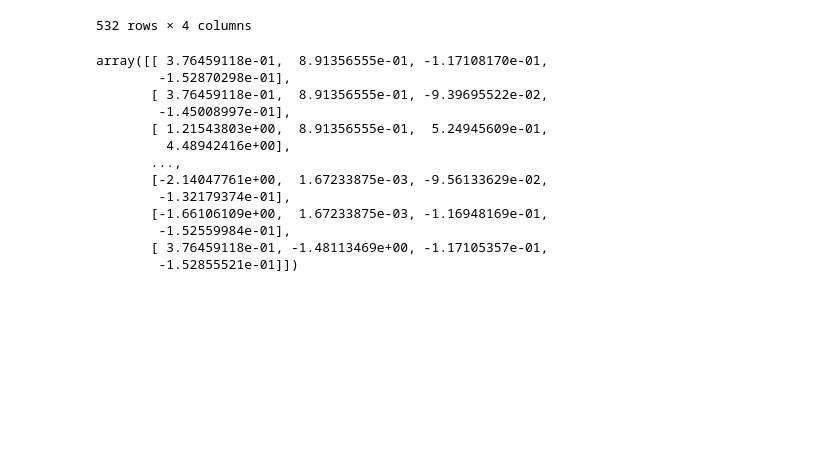
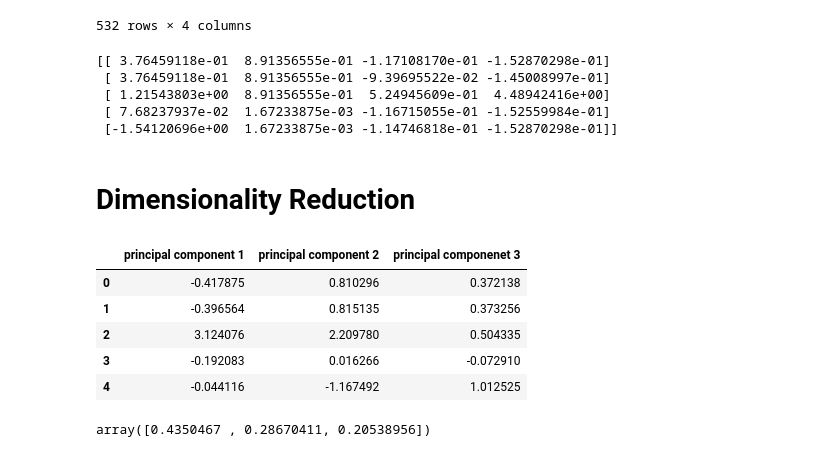
Before and after one commit to SColson82/Cryptocurrency, a Jupyter notebook: cryptocurrency.ipynb, the cells around one changed output. Saved outputs shown, nothing was run; the diff lists cells and outputs as text; code cells hidden in the pictures; blank space fills up the shorter version.

Commit message:
perform Principal Component Analysis

```diff
--- a/cryptocurrency.ipynb
+++ b/cryptocurrency.ipynb
@@ -146,19 +147,39 @@ IsTrading_df
 # %%
 # Standardize the data using StandardScaler.
 scaler = StandardScaler()
-scaled_data = scaler.fit_transform(IsTrading_df)
-scaled_data
+scaled_data_enc = scaler.fit_transform(IsTrading_df)
+print(scaled_data_enc[0:5])
 # %% [output]
-array([[ 3.76459118e-01,  8.91356555e-01, -1.17108170e-01,
-        -1.52870298e-01],
-       [ 3.76459118e-01,  8.91356555e-01, -9.39695522e-02,
-        -1.45008997e-01],
-       [ 1.21543803e+00,  8.91356555e-01,  5.24945609e-01,
-         4.48942416e+00],
-       ...,
-       [-2.14047761e+00,  1.67233875e-03, -9.56133629e-02,
-        -1.32179374e-01],
-       [-1.66106109e+00,  1.67233875e-03, -1.16948169e-01,
-        -1.52559984e-01],
-       [ 3.76459118e-01, -1.48113469e+00, -1.17105357e-01,
-        -1.52855521e-01]])
+[[ 3.76459118e-01  8.91356555e-01 -1.17108170e-01 -1.52870298e-01]
+ [ 3.76459118e-01  8.91356555e-01 -9.39695522e-02 -1.45008997e-01]
+ [ 1.21543803e+00  8.91356555e-01  5.24945609e-01  4.48942416e+00]
+ [ 7.68237937e-02  1.67233875e-03 -1.16715055e-01 -1.52559984e-01]
+ [-1.54120696e+00  1.67233875e-03 -1.14746818e-01 -1.52870298e-01]]
+# %% [markdown]
+# Dimensionality Reduction
+# %%
+# Applying PCA to reduce dimensions to 90% of the explained variance.
+
+# Initialize PCA model
+pca =PCA(n_components=0.90)
+
+# Get principal components of the data.
+crypto_pca = pca.fit_transform(scaled_data_enc)
+# %%
+# Transform PCA data to a DataFrame
+df_crypto_pca = pd.DataFrame(
+    data=crypto_pca, columns=["principal component 1", "principal component 2", "principal componenet 3"]
+)
+df_crypto_pca.head()
+# %% [output]
+|  | principal component 1 | principal component 2 | principal componenet 3 |
+| 0 | -0.417875 | 0.810296 | 0.372138 |
+| 1 | -0.396564 | 0.815135 | 0.373256 |
+| 2 | 3.124076 | 2.209780 | 0.504335 |
+| 3 | -0.192083 | 0.016266 | -0.072910 |
+| 4 | -0.044116 | -1.167492 | 1.012525 |
+# %%
+# Fetch the explained variance.
+pca.explained_variance_ratio_
+# %% [output]
+array([0.4350467 , 0.28670411, 0.20538956])
```
Also changed, not shown: parts of 1 cell of this notebook.
